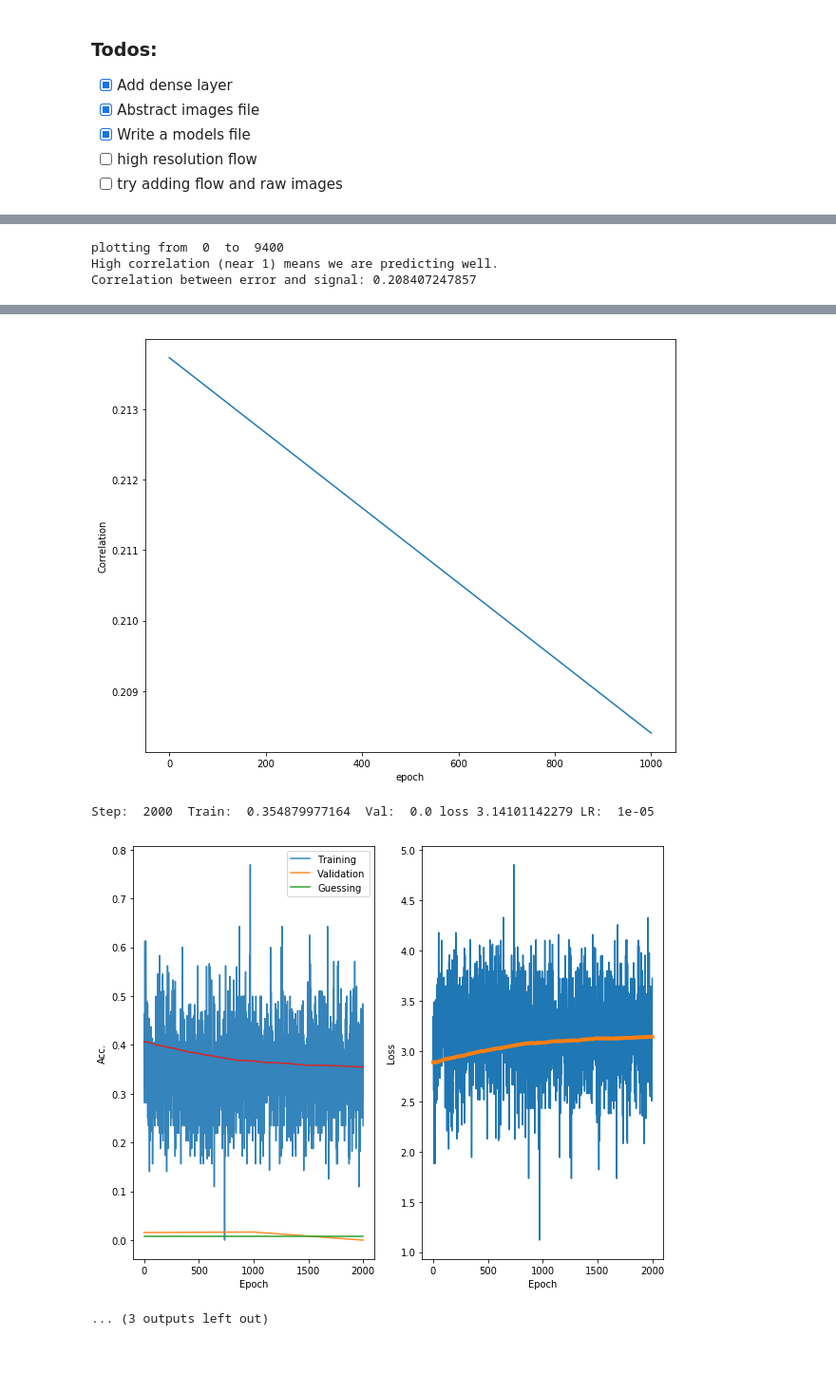
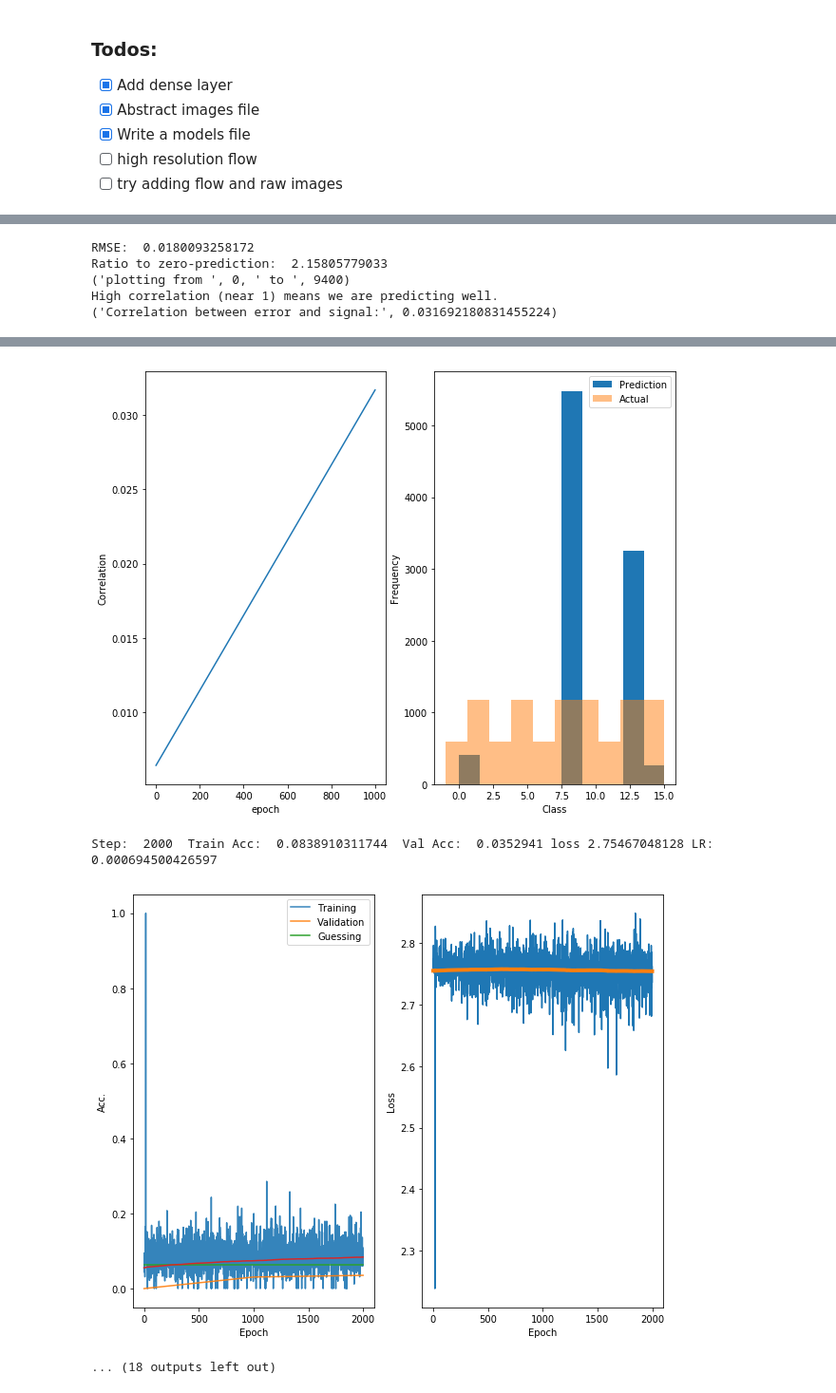
Before and after one commit to chelseas/teach-me-to-tango, a Jupyter notebook: classification.ipynb, the cells around one changed output, grey strips where cells are left out. Shown at 95% size. Drawn from its saved outputs; the diff is of its cells as text; code cells hidden in the pictures; blank space fills up the shorter version.

Commit message:
Updated with visualization notebook

```diff
--- a/classification.ipynb
+++ b/classification.ipynb
@@ -39,11 +42,11 @@ def get_session():
 # %%
-BATCH_SIZE = 64
-NUM_CLASSES = 128
+BATCH_SIZE = 512
+NUM_CLASSES = 16
 TRAIN_RATIO = 0.6
 
 import utilities
 # Datafile options:
-imu_data,x_data,y_norm = utilities.load_data('flows_lowres_16k.npy')
+imu_data,x_data,y_norm = utilities.load_data('/media/Big_Data/stefantj/flows_lowres_16k.npy')
 #imu_data,flows_data,y_norm = utilities.load_data('../gbucket/center_cropped_300x300.npy')
 #imu_data,x_data,y_norm = utilities.load_data('../gbucket/center_cropped_192x192.npy')
 
@@ -106,8 +107,8 @@ print(x_data.shape)
 # simple parameters:
 disp_period = 1000
 training_iters = 40000
-lr = 0.00001 # 0.0002 is a good value for 20 bins
-lr_decay=1.0#0.99
+lr = 0.0008 # 0.0002 is a good value for 20 bins
+lr_decay = 0.98
 
 # Launch the graph
 step = 1
@@ -115,10 +116,10 @@ history = {'train_acc': [], 'train_loss': [], 's_tacc': [], 's_tloss': [], 'val_
 smooth_val = 0.999
 
 for step in range(training_iters):
-    if step % 30 is 0:
+    if step % 300 is 0:
         lr *= lr_decay
         saver.save(sess, 'classification_model', global_step = step)
-    batch_x, batch_y = utilities.sample_seqbatch(BATCH_SIZE, 1, x_train, y_train)
+    batch_x, batch_y = utilities.sample_seqbatch(BATCH_SIZE,1, x_train, y_train)
     o,loss,acc = sess.run([model.optimizer,model.loss, model.acc], feed_dict={model.image: batch_x, model.labels: batch_y, model.lr:[lr]})
 
     history["train_acc"].append(acc)
@@ -132,16 +133,16 @@ for step in range(training_iters):
 
     if step % disp_period is 0:
         # Calculate val accuracy:
-        batch_x, batch_y = utilities.sample_seqbatch(BATCH_SIZE, 1, x_val, y_val)
+        batch_x, batch_y = utilities.sample_seqbatch(BATCH_SIZE,1, x_val, y_val)
         acc_v = sess.run(model.acc, feed_dict={model.image: batch_x, model.labels: batch_y})
         history["val_acc"].append(acc_v)
         history["val_inds"].append(step)
 
-        print('Step: ', step, ' Train: ', history["s_tacc"][-1], ' Val: ', history["val_acc"][-1], 'loss', history["s_tloss"][-1], 'LR: ', lr)
+        print('Step: ', step, ' Train Acc: ', history["s_tacc"][-1], ' Val Acc: ', history["val_acc"][-1], 'loss', history["s_tloss"][-1], 'LR: ', lr)
         plt.subplot(1,2,1)
         plt.plot(history["train_acc"],alpha=0.9)
         plt.plot(history["val_inds"], history["val_acc"],alpha=0.9)
-        plt.plot([0,step], [1/NUM_CLASSES,1/NUM_CLASSES])
+        plt.plot([0,step], [1/float(NUM_CLASSES),1/float(NUM_CLASSES)])
         plt.legend(['Training','Validation','Guessing'])
         plt.plot(history["s_tacc"])
         plt.xlabel('Epoch')
@@ -160,12 +161,26 @@ for step in range(training_iters):
             pred = sess.run(model.prediction, feed_dict={model.image: imgs, model.labels: y_norm[k:k+BATCH_SIZE]})
             y_pred[k:k+BATCH_SIZE] = pred
         prediction = mean_vals[(y_pred).astype(np.int32)];
-
+        # hack:
+        i_zero = np.where(prediction==0)
+        prediction[i_zero] = 0
+        # end hack
+        print('RMSE: ', utilities.calc_rmse(prediction, y_norm))
+        print('Ratio to zero-prediction: ', utilities.calc_rmse(prediction, y_norm)/utilities.calc_rmse(y_norm, np.zeros_like(y_norm)))
         c = utilities.plot_data(0,y_data.shape[0], prediction, y_norm, x_train.shape[0])
         history["corr"].append(c)
+
+        plt.subplot(1,2,1)
         plt.plot(history["val_inds"], history["corr"])
         plt.ylabel('Correlation')
         plt.xlabel('epoch')
+
+        plt.subplot(1,2,2)
+        plt.hist(y_pred)
+        plt.hist(y_data,alpha=0.5)
+        plt.xlabel('Class')
+        plt.ylabel('Frequency')
+        plt.legend(['Prediction', 'Actual'])
         plt.show()
 
     # Compute sequence prediction:
@@ -184,3 +201,5 @@ Step:  1000  Train:  0.366810718545  Val:  0.0166667 loss 3.08412618994 LR:  1e-
-plotting from  0  to  9400
+RMSE:  0.0180093258172
+Ratio to zero-prediction:  2.15805779033
+('plotting from ', 0, ' to ', 9400)
 High correlation (near 1) means we are predicting well.
-Correlation between error and signal: 0.208407247857
+('Correlation between error and signal:', 0.031692180831455224)
@@ -188,7 +207,7 @@ Correlation between error and signal: 0.208407247857
-[figure, old version]
+[figure, new version]
-Step:  2000  Train:  0.354879977164  Val:  0.0 loss 3.14101142279 LR:  1e-05
+Step:  2000  Train Acc:  0.0838910311744  Val Acc:  0.0352941 loss 2.75467048128 LR:  0.000694500426597
-[figure, old version]
+[figure, new version]
-... (3 outputs left out)
+... (18 outputs left out)
 # %%
 # Reconstruct signal using a randomwalk model:
 print('Computing sequence prediction - this may take a while. ')
```
Also changed, not shown: parts of 4 cells of this notebook, 1 other file.
